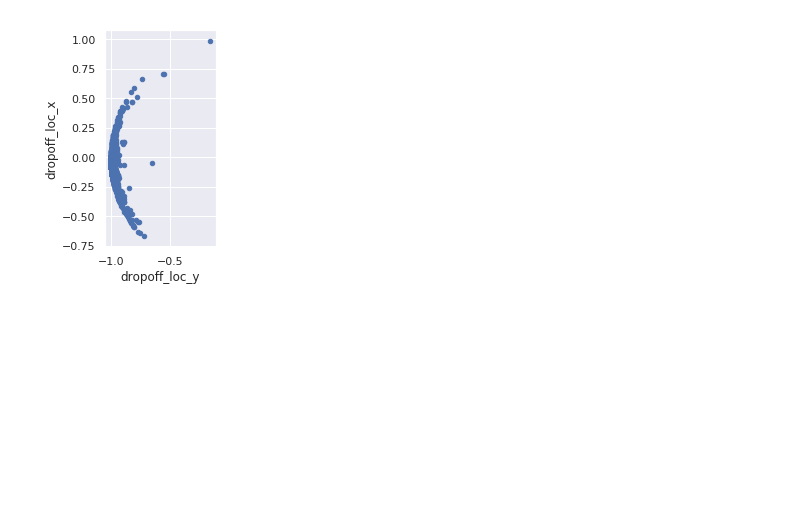
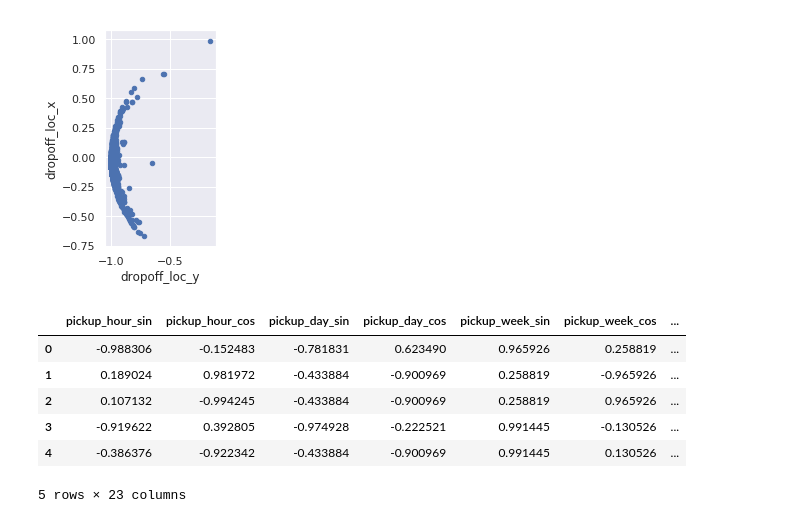
Before and after one commit to Manarabdelaty/Taxi-Rides, a Jupyter notebook: Taxi_Feature_Eng.ipynb, the cells around one changed output. Cells and saved outputs as stored; diff of their text form; code cells hidden in the pictures; blank space fills up the shorter version.

Commit message:
added prediction model

```diff
--- a/Taxi_Feature_Eng.ipynb
+++ b/Taxi_Feature_Eng.ipynb
@@ -67,3 +67,9 @@ def location_to_cylical(df):
     df['dropoff_loc_x'] = np.cos(df.pickup_latitude) * np.cos(df.pickup_longitude)
     df['dropoff_loc_y'] = np.cos(df.pickup_latitude) * np.sin(df.pickup_longitude)
     df['dropoff_loc_z'] = np.sin(df.pickup_latitude)
+
+
+def encode_cat(df):
+    # passenger count
+    df_with_dummies = pd.get_dummies(df, columns=["passenger_count", "vendor_id", "store_and_fwd_flag"] , drop_first= True)
+    return df_with_dummies
@@ -106,3 +98,45 @@ ax = df.plot.scatter('dropoff_loc_y', 'dropoff_loc_x').set_aspect('equal')
 # %% [output]
 'c' argument looks like a single numeric RGB or RGBA sequence, which should be avoided as value-mapping will have precedence in case its length matches with 'x' & 'y'.  Please use a 2-D array with a s ...
 [figure]
+# %%
+df = convert_time(data)
+time_to_cylical(df)
+location_to_cylical(df)
+df = encode_cat(df)
+# %%
+features = [
+    'pickup_hour_sin',
+    'pickup_hour_cos',
+    'pickup_day_sin',
+    'pickup_day_cos',
+    'pickup_week_sin',
+    'pickup_week_cos',
+    'pickup_month_sin',
+    'pickup_month_cos',
+    'pickup_loc_x',
+    'pickup_loc_y',
+    'pickup_loc_z',
+    'dropoff_loc_x',
+    'dropoff_loc_y',
+    'dropoff_loc_z',
+    'passenger_count_2',
+    'passenger_count_3',
+    'passenger_count_4',
+    'passenger_count_5',
+    'passenger_count_6',
+    'distance',
+    'speed',
+    'store_and_fwd_flag_Y',
+    'trip_duration'
+]
+# %%
+model_features = df[features]
+model_features.head()
+# %% [output]
+|  | pickup_hour_sin | pickup_hour_cos | pickup_day_sin | pickup_day_cos | pickup_week_sin | pickup_week_cos | ... |
+| 0 | -0.988306 | -0.152483 | -0.781831 | 0.623490 | 0.965926 | 0.258819 | ... |
+| 1 | 0.189024 | 0.981972 | -0.433884 | -0.900969 | 0.258819 | -0.965926 | ... |
+| 2 | 0.107132 | -0.994245 | -0.433884 | -0.900969 | 0.258819 | 0.965926 | ... |
+| 3 | -0.919622 | 0.392805 | -0.974928 | -0.222521 | 0.991445 | -0.130526 | ... |
+| 4 | -0.386376 | -0.922342 | -0.433884 | -0.900969 | 0.991445 | 0.130526 | ... |
+5 rows × 23 columns
```
Also changed, not shown: parts of 3 cells of this notebook, 1 other file.
